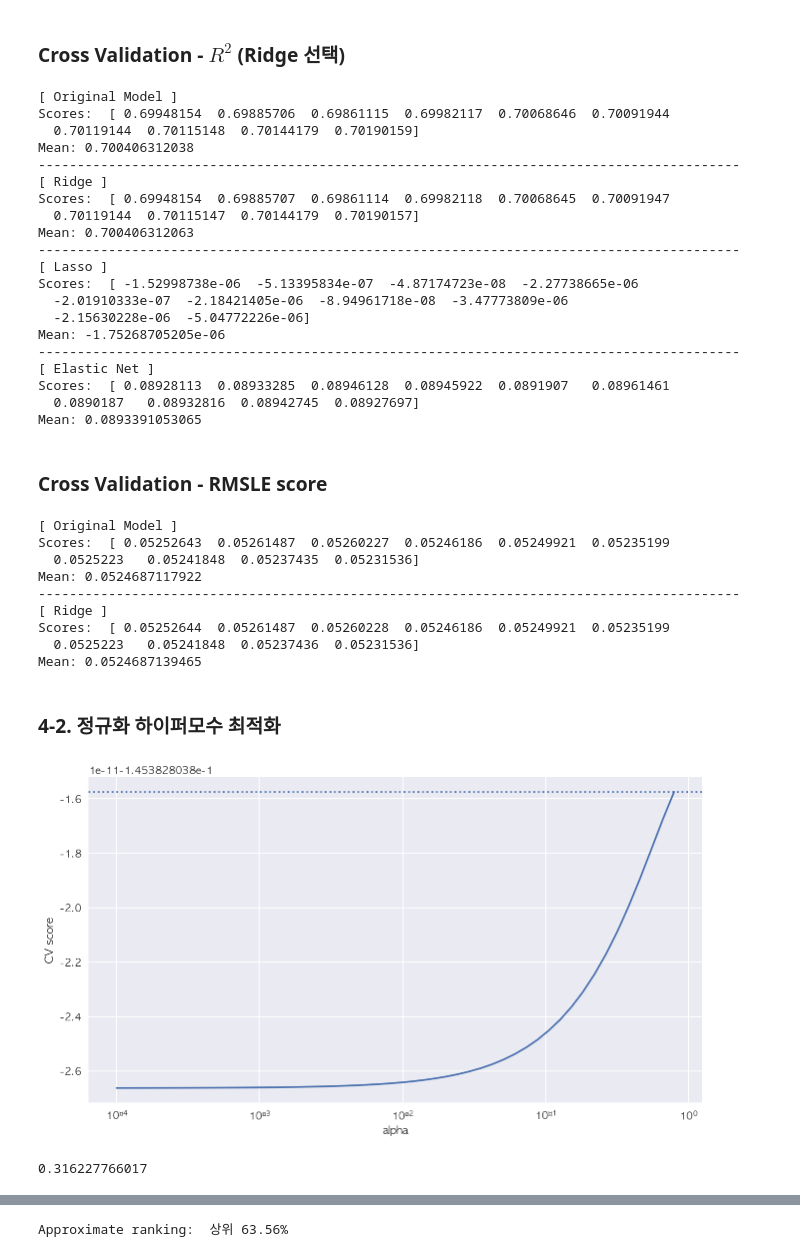
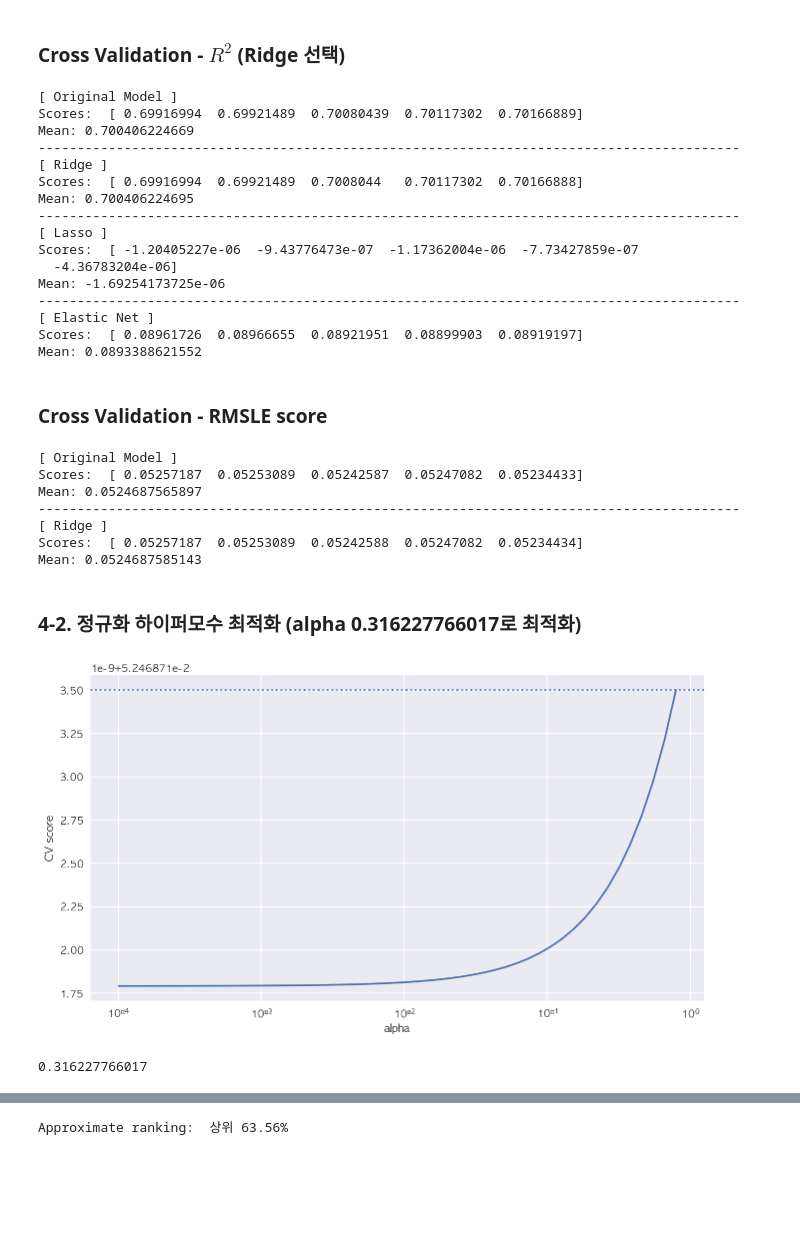
Before and after one commit to novdov/dss7b5-nyctaxi, a Jupyter notebook: main/5팀(committer)_B_발표자료.ipynb, the cells around one changed output, grey strips where cells are left out. Drawn from its saved outputs; the diff is of its cells as text; code cells hidden in the pictures; blank space fills up the shorter version.

```diff
--- a/main/5팀(committer)_B_발표자료.ipynb
+++ b/main/5팀(committer)_B_발표자료.ipynb
@@ -82,7 +82,7 @@ warnings.filterwarnings("ignore")
 # %% [markdown]
 ### 1-1. train & test data 기본 탐색
 # %%
-train = pd.read_csv("../../dataset/train.csv", parse_dates=["pickup_datetime", "dropoff_datetime"])
+train = pd.read_csv("train.csv", parse_dates=["pickup_datetime", "dropoff_datetime"])
 print("Shape of Train Data: ", train.shape)
 # %% [output]
 Shape of Train Data:  (1458644, 11)
@@ -823,7 +838,7 @@ model_en = ElasticNet().fit(X, y)
 # %% [markdown]
 ### Cross Validation - $R^2$ (Ridge 선택)
 # %%
-cv = KFold(10)
+cv = KFold(5)
 
 print("[ Original Model ]")
 print("Scores: ", cross_val_score(model_lr, X, y, scoring="r2", cv=cv))
@@ -845,25 +860,21 @@ print("Scores: ", cross_val_score(model_en, X, y, scoring="r2", cv=cv))
 print("Mean:", np.mean(cross_val_score(model_en, X, y, scoring="r2", cv=cv)))
 # %% [output]
 [ Original Model ]
-Scores:  [ 0.69948154  0.69885706  0.69861115  0.69982117  0.70068646  0.70091944
-  0.70119144  0.70115148  0.70144179  0.70190159]
-Mean: 0.700406312038
+Scores:  [ 0.69916994  0.69921489  0.70080439  0.70117302  0.70166889]
+Mean: 0.700406224669
 ------------------------------------------------------------------------------------------
 [ Ridge ]
-Scores:  [ 0.69948154  0.69885707  0.69861114  0.69982118  0.70068645  0.70091947
-  0.70119144  0.70115147  0.70144179  0.70190157]
-Mean: 0.700406312063
+Scores:  [ 0.69916994  0.69921489  0.7008044   0.70117302  0.70166888]
+Mean: 0.700406224695
 ------------------------------------------------------------------------------------------
 [ Lasso ]
-Scores:  [ -1.52998738e-06  -5.13395834e-07  -4.87174723e-08  -2.27738665e-06
-  -2.01910333e-07  -2.18421405e-06  -8.94961718e-08  -3.47773809e-06
-  -2.15630228e-06  -5.04772226e-06]
-Mean: -1.75268705205e-06
+Scores:  [ -1.20405227e-06  -9.43776473e-07  -1.17362004e-06  -7.73427859e-07
+  -4.36783204e-06]
+Mean: -1.69254173725e-06
 ------------------------------------------------------------------------------------------
 [ Elastic Net ]
-Scores:  [ 0.08928113  0.08933285  0.08946128  0.08945922  0.0891907   0.08961461
-  0.0890187   0.08932816  0.08942745  0.08927697]
-Mean: 0.0893391053065
+Scores:  [ 0.08961726  0.08966655  0.08921951  0.08899903  0.08919197]
+Mean: 0.0893388621552
 # %% [markdown]
 ### Cross Validation - RMSLE score
 # %%
@@ -887,7 +898,7 @@ def rmsle(predicted_values, actual_values):
 
 rmsle_scorer = make_scorer(rmsle)
 # %%
-cv = KFold(10)
+cv = KFold(5)
 
 print("[ Original Model ]")
 print("Scores: ", cross_val_score(model_lr, X, y, scoring=rmsle_scorer, cv=cv))
@@ -899,34 +910,32 @@ print("Scores: ", cross_val_score(model_ridge, X, y, scoring=rmsle_scorer, cv=cv
 print("Mean:", np.mean(cross_val_score(model_ridge, X, y, scoring=rmsle_scorer, cv=cv)))
 # %% [output]
 [ Original Model ]
-Scores:  [ 0.05252643  0.05261487  0.05260227  0.05246186  0.05249921  0.05235199
-  0.0525223   0.05241848  0.05237435  0.05231536]
-Mean: 0.0524687117922
+Scores:  [ 0.05257187  0.05253089  0.05242587  0.05247082  0.05234433]
+Mean: 0.0524687565897
 ------------------------------------------------------------------------------------------
 [ Ridge ]
-Scores:  [ 0.05252644  0.05261487  0.05260228  0.05246186  0.05249921  0.05235199
-  0.0525223   0.05241848  0.05237436  0.05231536]
-Mean: 0.0524687139465
+Scores:  [ 0.05257187  0.05253089  0.05242588  0.05247082  0.05234434]
+Mean: 0.0524687585143
 # %% [markdown]
-### 4-2. 정규화 하이퍼모수 최적화
+### 4-2. 정규화 하이퍼모수 최적화 (alpha 0.316227766017로 최적화)
 # %%
 alphas = np.logspace(-4, -.1, 50)
 
 scores = list()
 
 for alpha in alphas:
     model_ridge.alpha = alpha
-    this_scores = cross_val_score(model_ridge, X, y, scoring="mean_squared_error", cv=5)
+    this_scores = cross_val_score(model_ridge, X, y, scoring=rmsle_scorer, cv=5)
     scores.append(np.mean(this_scores))
 
 plt.figure(figsize=(11, 6))
 plt.semilogx(alphas, scores)
 plt.ylabel('CV score')
 plt.xlabel('alpha')
 plt.axhline(np.max(scores), linestyle=':')
 plt.show()
 print(ridge_cv.alpha_)
 # %% [output]
-[figure, old version]
+[figure, new version]
 0.316227766017
 # %% [markdown]
```
Also changed, not shown: parts of 14 cells of this notebook.
